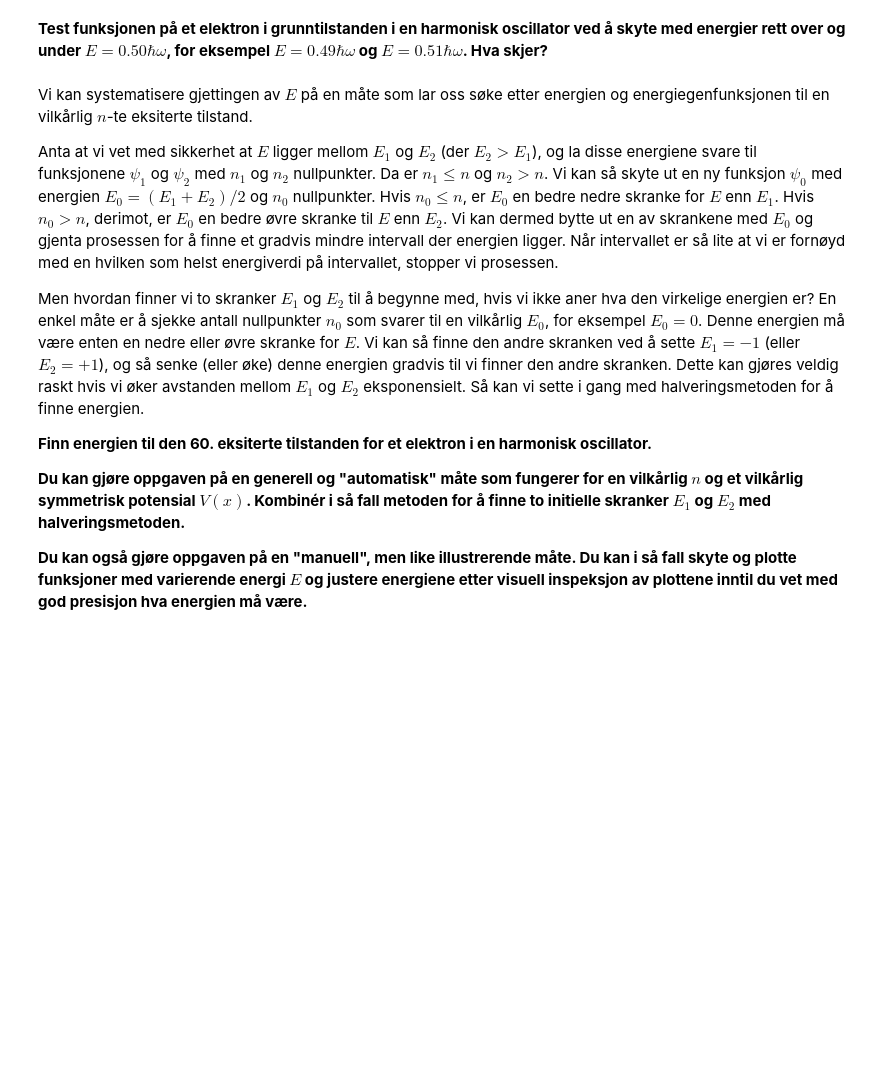
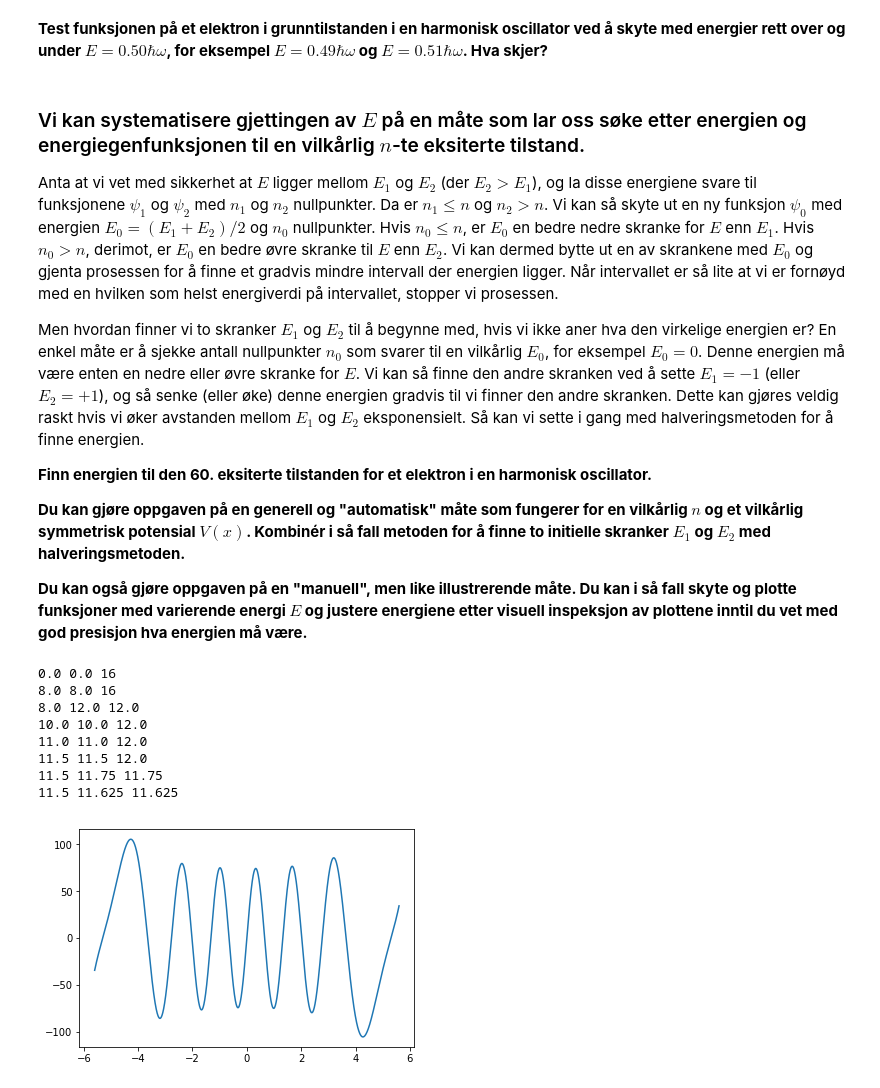
Before and after one commit to josteinklogetvedt/jostein, a Jupyter notebook: Kvantefysikk_TFY4215/NumeriskØving2.ipynb, the cells around one changed output. Cells and saved outputs as stored; diff of their text form; code cells hidden in the pictures; blank space fills up the shorter version.

```diff
--- a/Kvantefysikk_TFY4215/NumeriskØving2.ipynb
+++ b/Kvantefysikk_TFY4215/NumeriskØving2.ipynb
@@ -188,5 +212,5 @@ NameError: name 'np' is not defined
 # %% [markdown]
-Vi kan systematisere gjettingen av $E$ på en måte som lar oss søke etter energien og energiegenfunksjonen til en vilkårlig $n$-te eksiterte tilstand.
+### Vi kan systematisere gjettingen av $E$ på en måte som lar oss søke etter energien og energiegenfunksjonen til en vilkårlig $n$-te eksiterte tilstand.
 
 Anta at vi vet med sikkerhet at $E$ ligger mellom $E_1$ og $E_2$ (der $E_2 > E_1$), og la disse energiene svare til funksjonene $\psi_1$ og $\psi_2$ med $n_1$ og $n_2$ nullpunkter.
 Da er $n_1 \leq n$ og $n_2 > n$.
@@ -208,3 +232,50 @@ Så kan vi sette i gang med halveringsmetoden for å finne energien.
 **Du kan gjøre oppgaven på en generell og "automatisk" måte som fungerer for en vilkårlig $n$ og et vilkårlig symmetrisk potensial $V(x)$. Kombinér i så fall metoden for å finne to initielle skranker $E_1$ og $E_2$ med halveringsmetoden.**
 
 **Du kan også gjøre oppgaven på en "manuell", men like illustrerende måte. Du kan i så fall skyte og plotte funksjoner med varierende energi $E$ og justere energiene etter visuell inspeksjon av plottene inntil du vet med god presisjon hva energien må være.**
+# %%
+#E_0 ligger mellom E_1 og E_2
+
+#n = dersired Energy-value
+n = 11  #n går som heltall. E trenger ikke gå som heltall
+
+#Finding an intervall where n lies between
+E_1 = -1
+E_2 = 1
+while True:
+    psi_1, x_1, n_1 = guessE(E_1, n)
+    psi_2, x_2, n_2 = guessE(E_2, n)
+    if n > n_1 and n < n_2:
+        break
+    else:
+        E_2 *= 2   #Increasing rapidly
+        E_1 *= 2
+
+
+tol = 0.1  #Needs to be less than 1
+E_0 = (E_1 + E_2)/2
+psi_0, x_0, n_0 = guessE(E_0, n)
+diff = (E_2-E_1)/2
+while abs(diff) > tol:
+    if n_0 == n:
+        break
+    elif n_0 < n:
+        E_1 = E_0
+    else:
+        E_2 = E_0
+    E_0 = (E_1 + E_2)/2
+    psi_0, x_0, n_0 = guessE(E_0, n)
+    diff = (E_2-E_1)/2
+
+#Koden funker sånn ish. Ikke perfekt!
+plt.plot(x_0,psi_0)
+plt.show()
+# %% [output]
+0.0 0.0 16
+8.0 8.0 16
+8.0 12.0 12.0
+10.0 10.0 12.0
+11.0 11.0 12.0
+11.5 11.5 12.0
+11.5 11.75 11.75
+11.5 11.625 11.625
+[figure, added]
```
Also changed, not shown: parts of 3 cells of this notebook.
